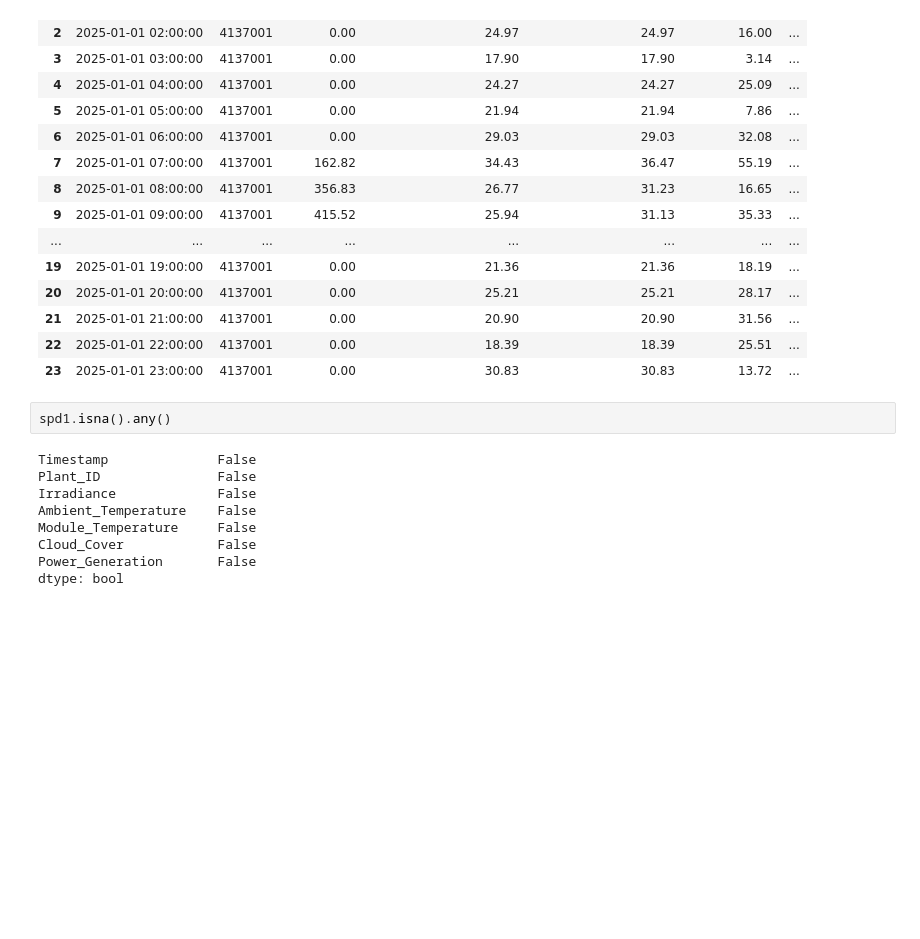
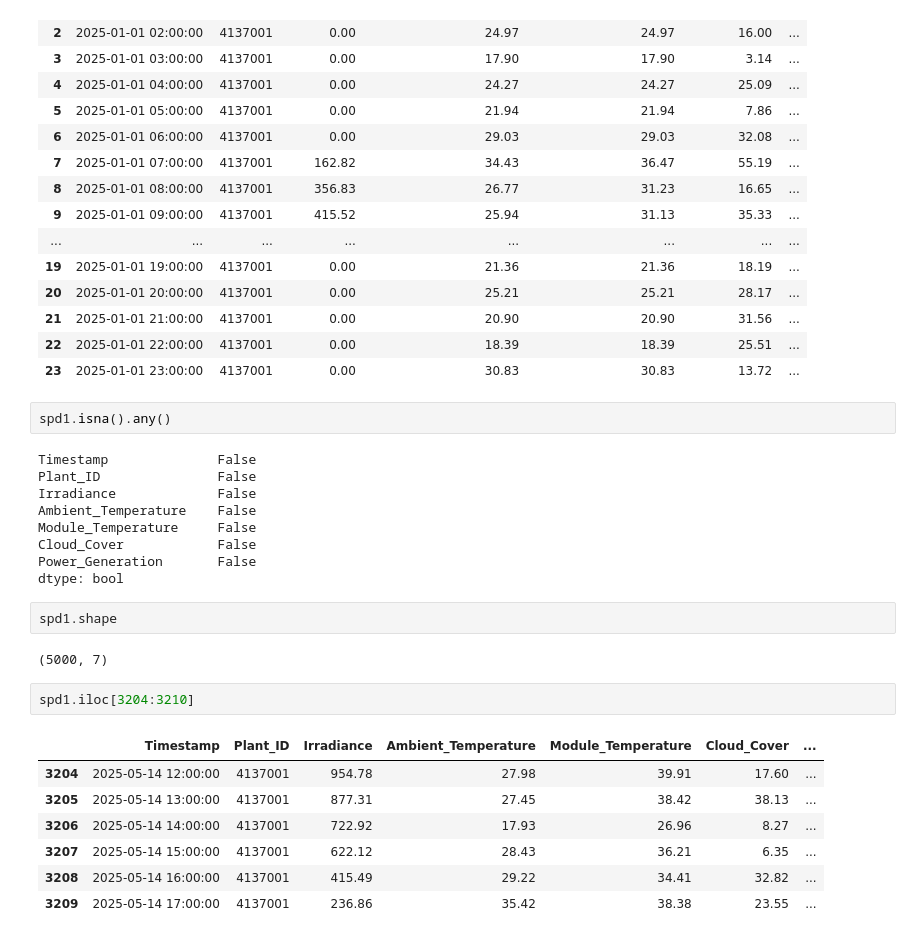
Before and after one commit to NoshinTasnim06/Solar-Energy-Yield-Predictor, a Jupyter notebook: SolarPlantData1.ipynb, the cells around one changed output. Cells and saved outputs as stored; diff of their text form; blank space fills up the shorter version.

```diff
--- a/SolarPlantData1.ipynb
+++ b/SolarPlantData1.ipynb
@@ -75,3 +75,17 @@ Module_Temperature     False
 Cloud_Cover            False
 Power_Generation       False
 dtype: bool
+# %%
+spd1.shape
+# %% [output]
+(5000, 7)
+# %%
+spd1.iloc[3204:3210]
+# %% [output]
+|  | Timestamp | Plant_ID | Irradiance | Ambient_Temperature | Module_Temperature | Cloud_Cover | ... |
+| 3204 | 2025-05-14 12:00:00 | 4137001 | 954.78 | 27.98 | 39.91 | 17.60 | ... |
+| 3205 | 2025-05-14 13:00:00 | 4137001 | 877.31 | 27.45 | 38.42 | 38.13 | ... |
+| 3206 | 2025-05-14 14:00:00 | 4137001 | 722.92 | 17.93 | 26.96 | 8.27 | ... |
+| 3207 | 2025-05-14 15:00:00 | 4137001 | 622.12 | 28.43 | 36.21 | 6.35 | ... |
+| 3208 | 2025-05-14 16:00:00 | 4137001 | 415.49 | 29.22 | 34.41 | 32.82 | ... |
+| 3209 | 2025-05-14 17:00:00 | 4137001 | 236.86 | 35.42 | 38.38 | 23.55 | ... |
```
Also changed, not shown: 3 other files.
